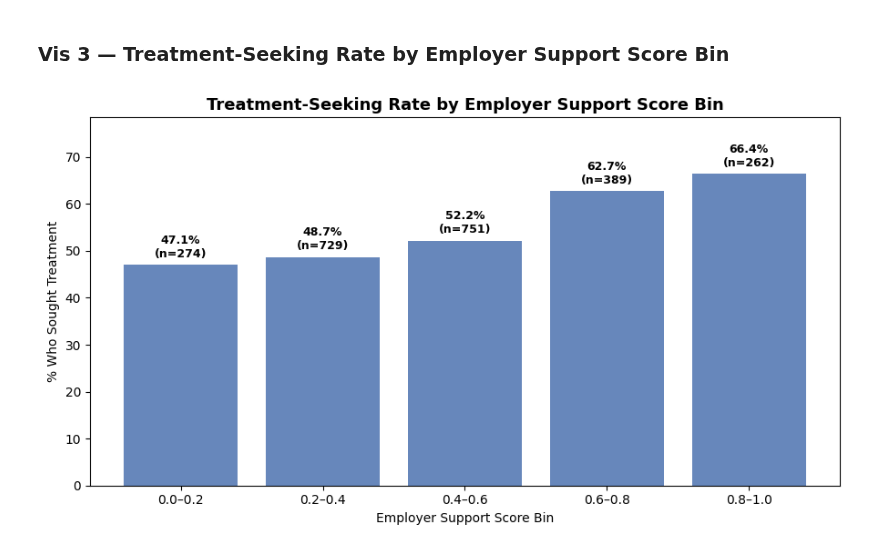
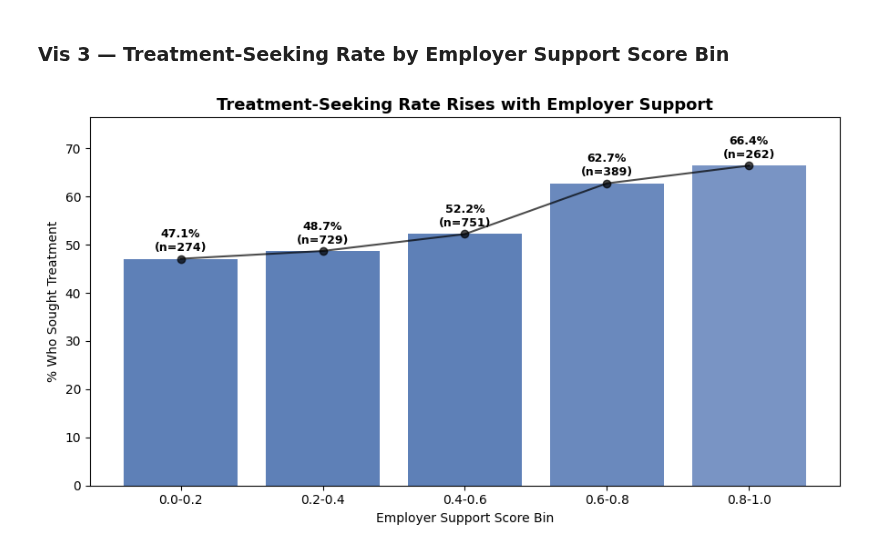
Before and after one commit to seanlumasag/cs210-project, a Jupyter notebook: notebook.ipynb, the cells around one changed output. Saved outputs shown, nothing was run; the diff lists cells and outputs as text; code cells hidden in the pictures.

```diff
--- a/notebook.ipynb
+++ b/notebook.ipynb
@@ -898,46 +904,32 @@ plt.show()
 # %%
 fig, ax = plt.subplots(figsize=(9, 5))
 df_plot = df.dropna(subset=['employer_support_score']).copy()
 df_plot['treatment_num'] = pd.to_numeric(df_plot['treatment'], errors='coerce')
 df_plot = df_plot.dropna(subset=['treatment_num']).copy()
 
 bin_edges = np.linspace(0, 1, 6)
-df_plot['support_bin'] = pd.cut(
-    df_plot['employer_support_score'],
-    bins=bin_edges,
-    include_lowest=True
-)
-
+df_plot['support_bin'] = pd.cut(df_plot['employer_support_score'], bins=bin_edges, include_lowest=True)
 bin_summary = (
     df_plot.groupby('support_bin', observed=False)
-    .agg(
-        treatment_rate=('treatment_num', 'mean'),
-        respondents=('treatment_num', 'size')
-    )
+    .agg(treatment_rate=('treatment_num', 'mean'), respondents=('treatment_num', 'size'))
     .reset_index()
 )
 
-bin_labels = ['0.0–0.2', '0.2–0.4', '0.4–0.6', '0.6–0.8', '0.8–1.0']
+bin_labels = ['0.0-0.2', '0.2-0.4', '0.4-0.6', '0.6-0.8', '0.8-1.0']
 bar_heights = bin_summary['treatment_rate'] * 100
-bars = ax.bar(bin_labels, bar_heights, color=BLUE, alpha=0.85)
+bar_colors = [BLUE, BLUE, BLUE, '#5A7CB6', '#6B89BE']
+bars = ax.bar(bin_labels, bar_heights, color=bar_colors, alpha=0.9)
+ax.plot(bin_labels, bar_heights, color='black', marker='o', linewidth=1.5, alpha=0.7)
 
 for bar, rate, n in zip(bars, bin_summary['treatment_rate'], bin_summary['respondents']):
-    ax.text(
-        bar.get_x() + bar.get_width() / 2,
-        bar.get_height() + 1,
-        f'{rate * 100:.1f}%\n(n={n})',
-        ha='center',
-        va='bottom',
-        fontsize=9,
-        fontweight='bold'
-    )
+    ax.text(bar.get_x() + bar.get_width() / 2, bar.get_height() + 1, f'{rate * 100:.1f}%\n(n={n})', ha='center', va='bottom', fontsize=9, fontweight='bold')
 
-ax.set_title('Treatment-Seeking Rate by Employer Support Score Bin', fontsize=13, fontweight='bold')
+ax.set_title('Treatment-Seeking Rate Rises with Employer Support', fontsize=13, fontweight='bold')
 ax.set_xlabel('Employer Support Score Bin')
 ax.set_ylabel('% Who Sought Treatment')
-ax.set_ylim(0, max(bar_heights) + 12)
+ax.set_ylim(0, max(bar_heights) + 10)
 plt.tight_layout()
 plt.savefig('output_figures/vis3_employer_support_scatter.png', dpi=150, bbox_inches='tight')
 plt.show()
 # %% [output]
-[figure, old version]
+[figure, new version]
```
Also changed, not shown: parts of 17 cells of this notebook.
